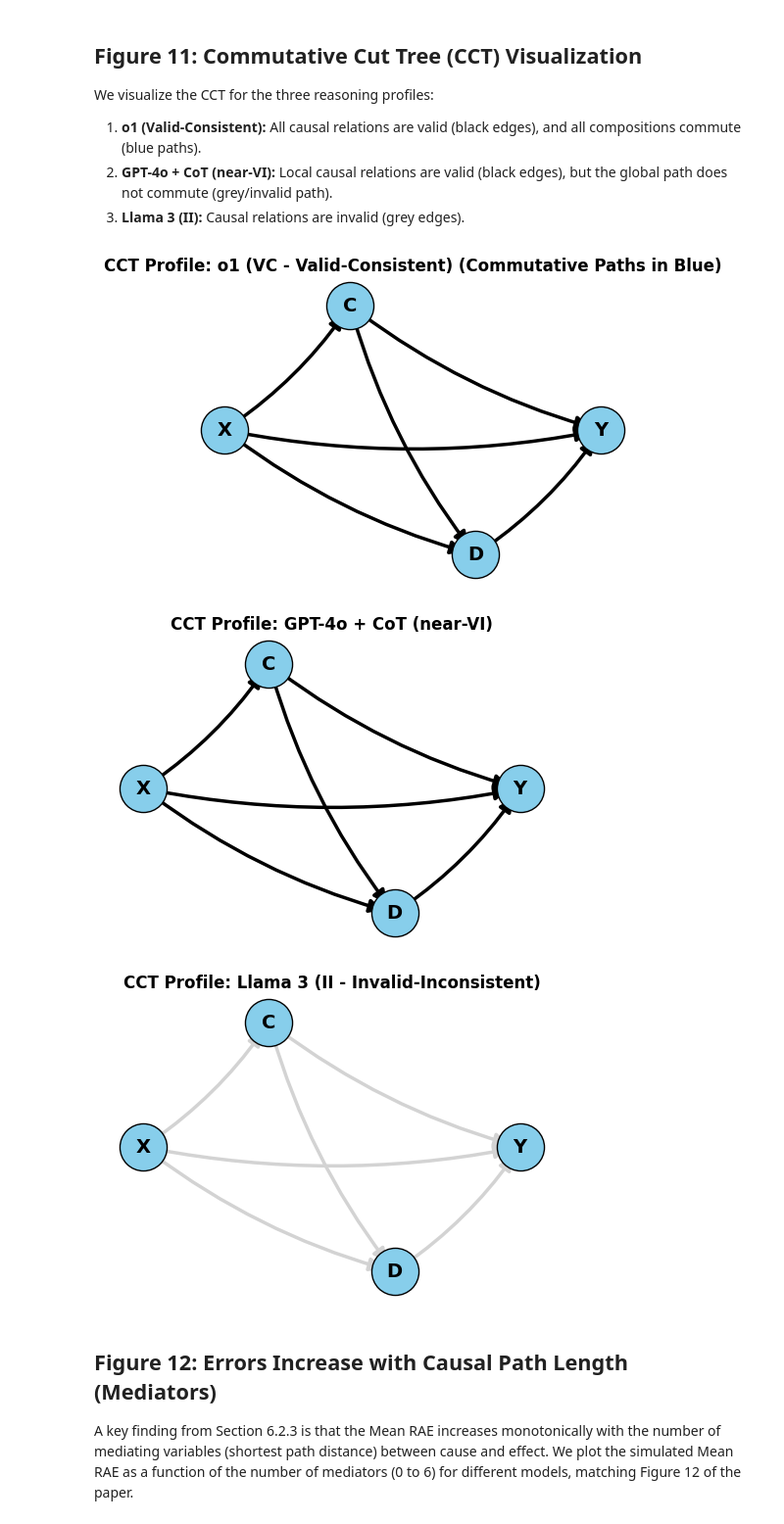
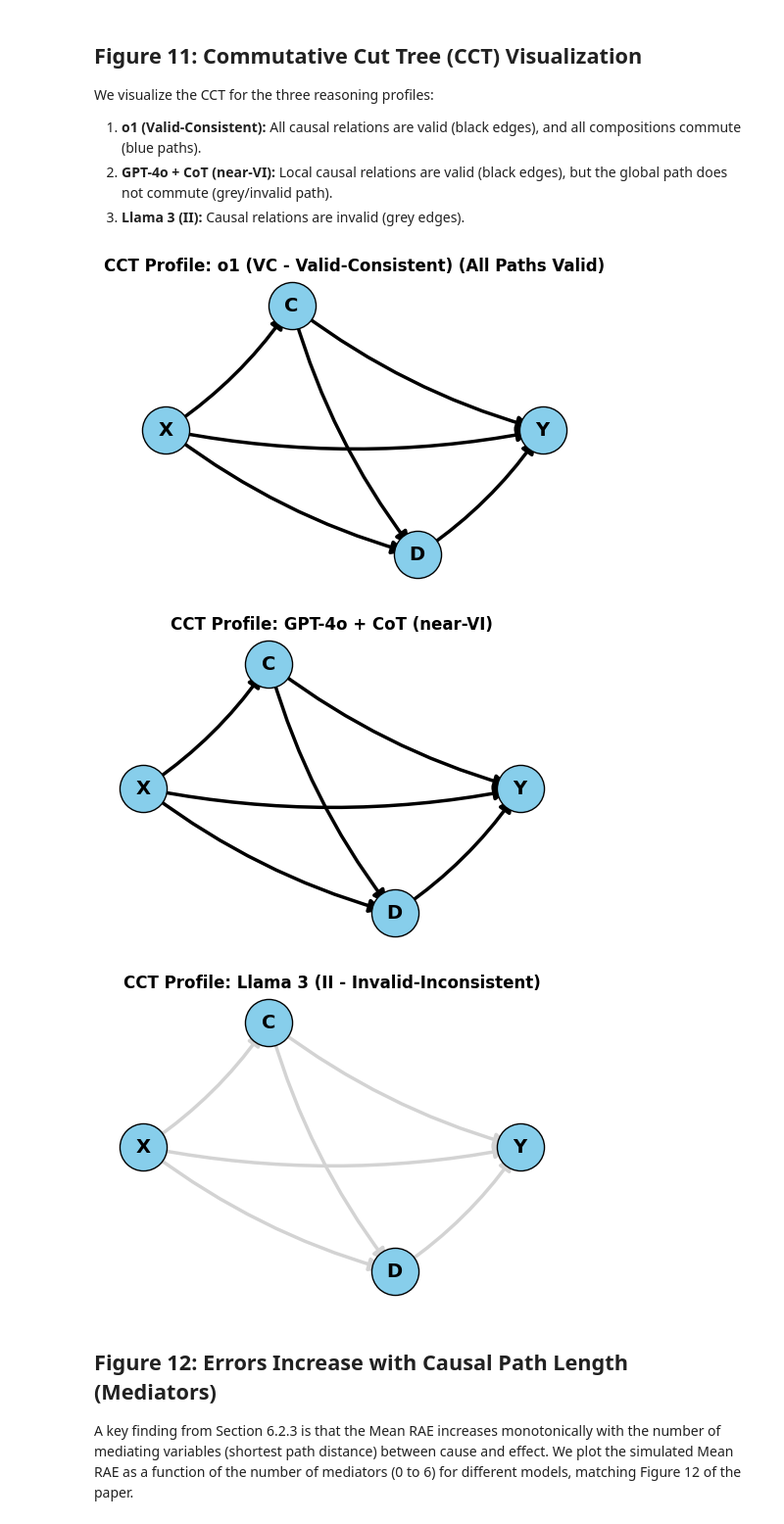
Before and after one commit to kun-zero162/data-analysis-k35-ccr, a Jupyter notebook: experimental_results.ipynb, the cells around one changed output. Shown at 98% size. Saved outputs shown, nothing was run; the diff lists cells and outputs as text; code cells hidden in the pictures.

```diff
--- a/experimental_results.ipynb
+++ b/experimental_results.ipynb
@@ -298,7 +281,7 @@ We visualize the CCT for the three reasoning profiles:
 # %%
 def draw_cct_profile(profile_name, edges_valid, paths_valid):
     G = nx.DiGraph()
-    # Path: X -> C -> D -> Y
+
     nodes = ["X", "C", "D", "Y"]
     G.add_nodes_from(nodes)
 
@@ -309,7 +292,6 @@ def draw_cct_profile(profile_name, edges_valid, paths_valid):
 
     plt.figure(figsize=(6, 4))
 
-    # Set edge colors
     edge_colors = []
     for u, v in G.edges():
         pair_key = f"{u}{v}"
@@ -318,46 +300,40 @@ def draw_cct_profile(profile_name, edges_valid, paths_valid):
         else:
             edge_colors.append("lightgrey")
 
-    # Set node colors
     node_colors = "skyblue"
 
     nx.draw_networkx_nodes(G, pos, node_size=1200, node_color=node_colors, edgecolors="black")
     nx.draw_networkx_labels(G, pos, font_size=14, font_weight="bold")
 
-    # Draw edges with varying colors
     nx.draw_networkx_edges(
         G, pos,
         edge_color=edge_colors,
         width=2.5,
         arrowsize=20,
         connectionstyle="arc3,rad=0.1"
     )
 
-    # Highlight commuting paths
     title_suffix = ""
     if paths_valid:
-        title_suffix = " (Commutative Paths in Blue)"
+        title_suffix = " (All Paths Valid)"
 
     plt.title(f"CCT Profile: {profile_name}{title_suffix}", fontsize=12, fontweight="bold")
     plt.axis("off")
     plt.show()
 
-# 1. o1 (VC): All edges valid, paths commute
 draw_cct_profile("o1 (VC - Valid-Consistent)",
                  edges_valid={k: True for k in ["XC", "CD", "DY", "XD", "CY", "XY"]},
                  paths_valid=True)
 
-# 2. GPT-4o with CoT (near-VI): Local edges valid, global invalid
 draw_cct_profile("GPT-4o + CoT (near-VI)",
                  edges_valid={k: True for k in ["XC", "CD", "DY", "XD", "CY", "XY"]},
                  paths_valid=False)
 
-# 3. Llama 3 (II): Edges invalid
 draw_cct_profile("Llama 3 (II - Invalid-Inconsistent)",
                  edges_valid={k: False for k in ["XC", "CD", "DY", "XD", "CY", "XY"]},
                  paths_valid=False)
 # %% [output]
-[figure, old version]
+[figure, new version]
 [figure]
 [figure]
 # %% [markdown]
```
Also changed, not shown: parts of 6 cells of this notebook, 1 other file.
